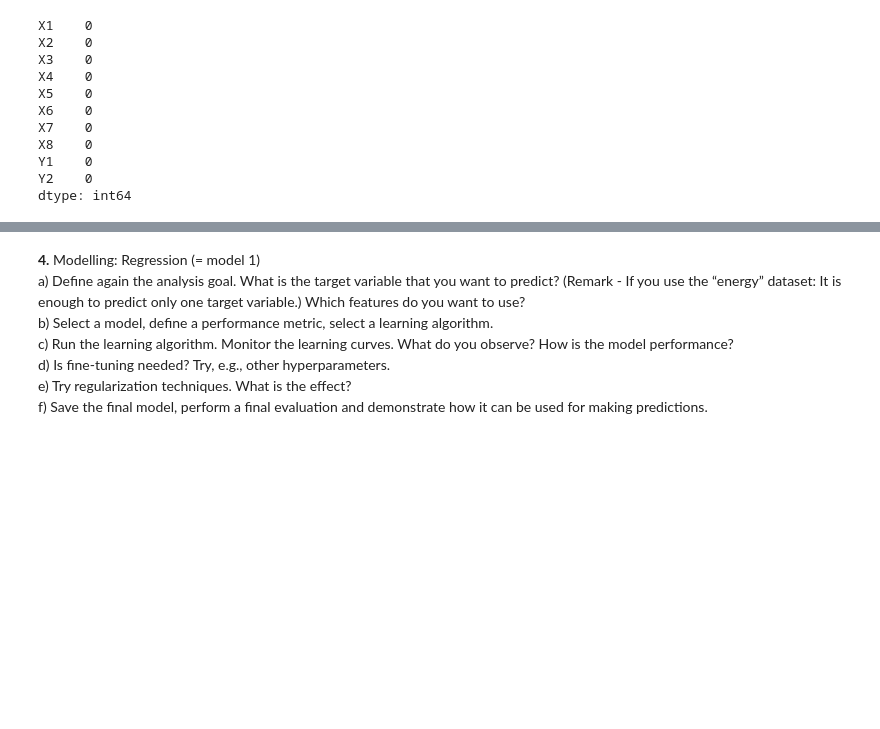
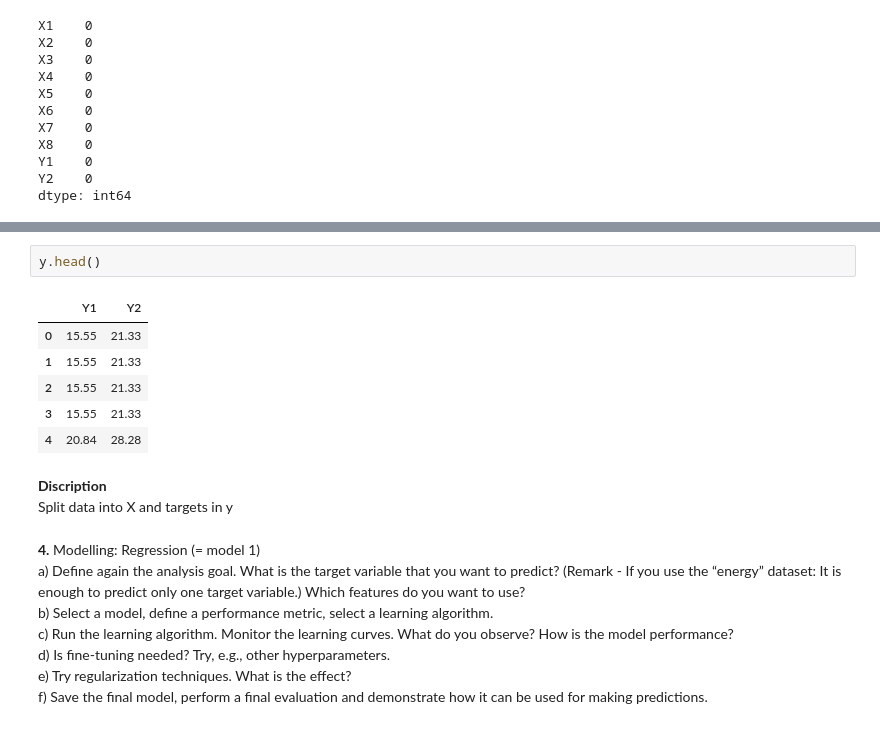
Before and after one commit to YunusEA12/ENERGY, a Jupyter notebook: Project1-Gruppe08-Energy.ipynb, the cells around one changed output, grey strips where cells are left out. Drawn from its saved outputs; the diff is of its cells as text; blank space fills up the shorter version.

```diff
--- a/Project1-Gruppe08-Energy.ipynb
+++ b/Project1-Gruppe08-Energy.ipynb
@@ -225,3 +246,15 @@ dtype: int64
+# %%
+y.head()
+# %% [output]
+|  | Y1 | Y2 |
+| 0 | 15.55 | 21.33 |
+| 1 | 15.55 | 21.33 |
+| 2 | 15.55 | 21.33 |
+| 3 | 15.55 | 21.33 |
+| 4 | 20.84 | 28.28 |
+# %% [markdown]
+**Discription**
+Split data into X and targets in y
 # %% [markdown]
 **4.** Modelling: Regression (= model 1)
 a) Define again the analysis goal. What is the target variable that you want to predict? (Remark - If
```
Also changed, not shown: parts of 7 cells of this notebook.
